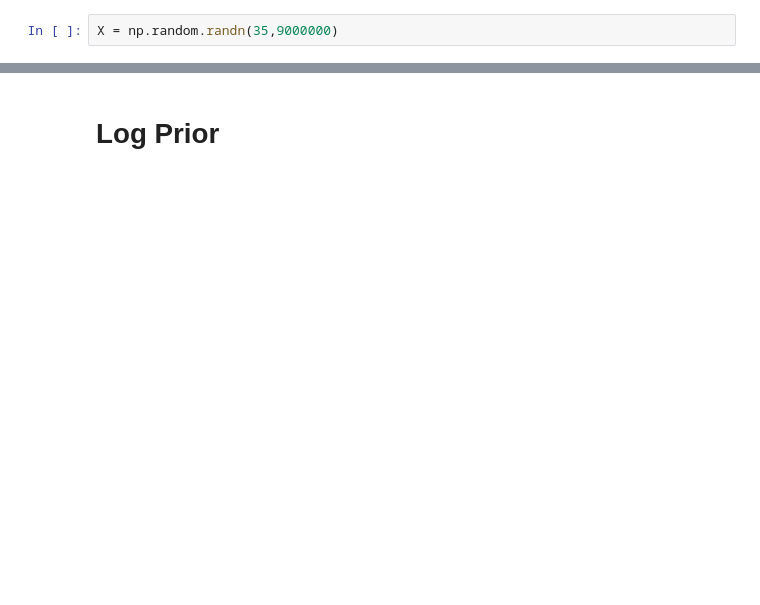
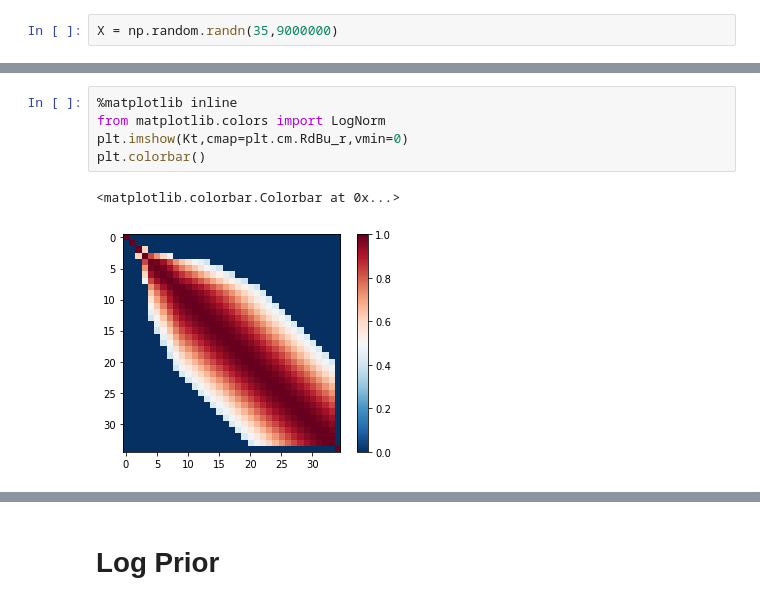
Before and after one commit to gaiaverse/Gaia-EDR3-selection-function, a Jupyter notebook: Python/PoissonBinomialGradient.ipynb, the cells around one changed output, grey strips where cells are left out. Drawn from its saved outputs; the diff is of its cells as text; blank space fills up the shorter version.

```diff
--- a/Python/PoissonBinomialGradient.ipynb
+++ b/Python/PoissonBinomialGradient.ipynb
@@ -27,0 +113,8 @@ array([[1.05643266, 2.69978103, 6.08422988, ..., 0.93736925, 0.95129011,
+# %%
+%matplotlib inline
+from matplotlib.colors import LogNorm
+plt.imshow(Kt,cmap=plt.cm.RdBu_r,vmin=0)
+plt.colorbar()
+# %% [output]
+<matplotlib.colorbar.Colorbar at 0x...>
+[figure, added]
```
Also changed, not shown: parts of 65 cells of this notebook, 2 other files.
